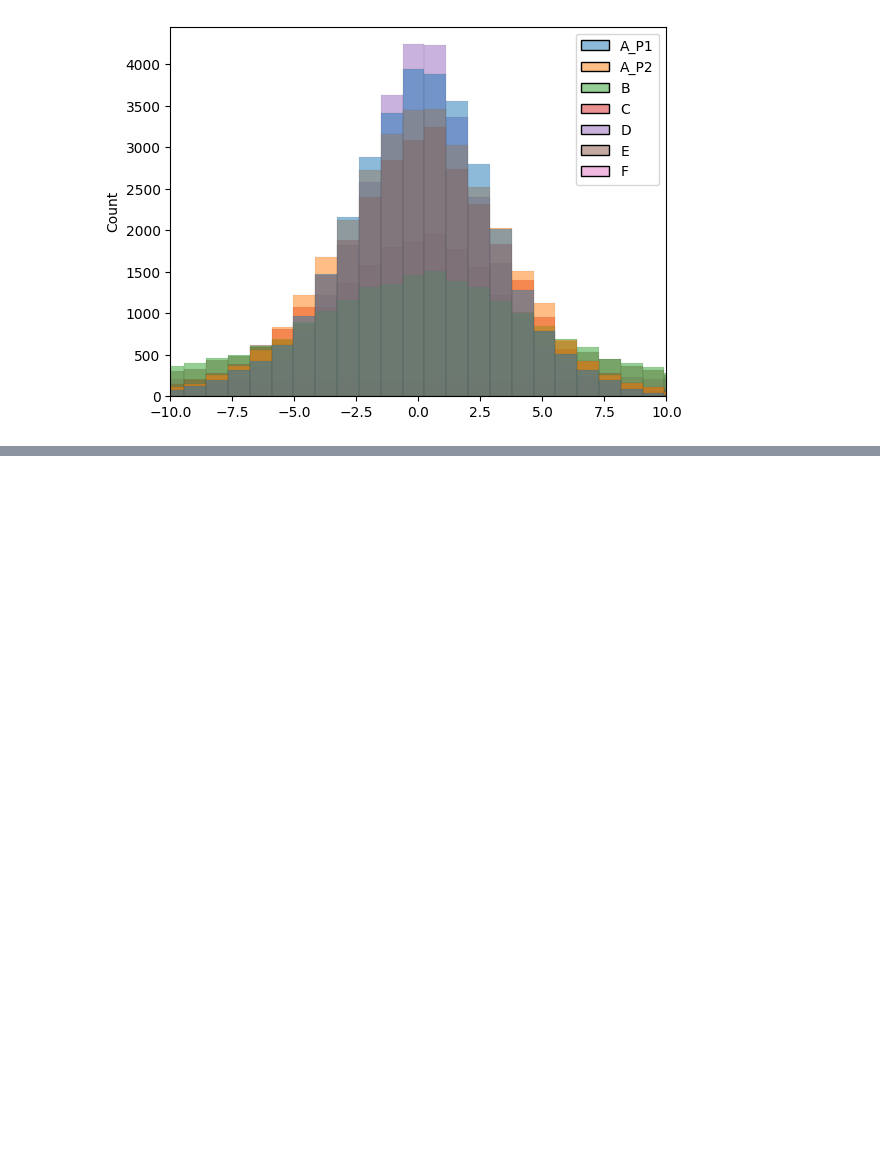
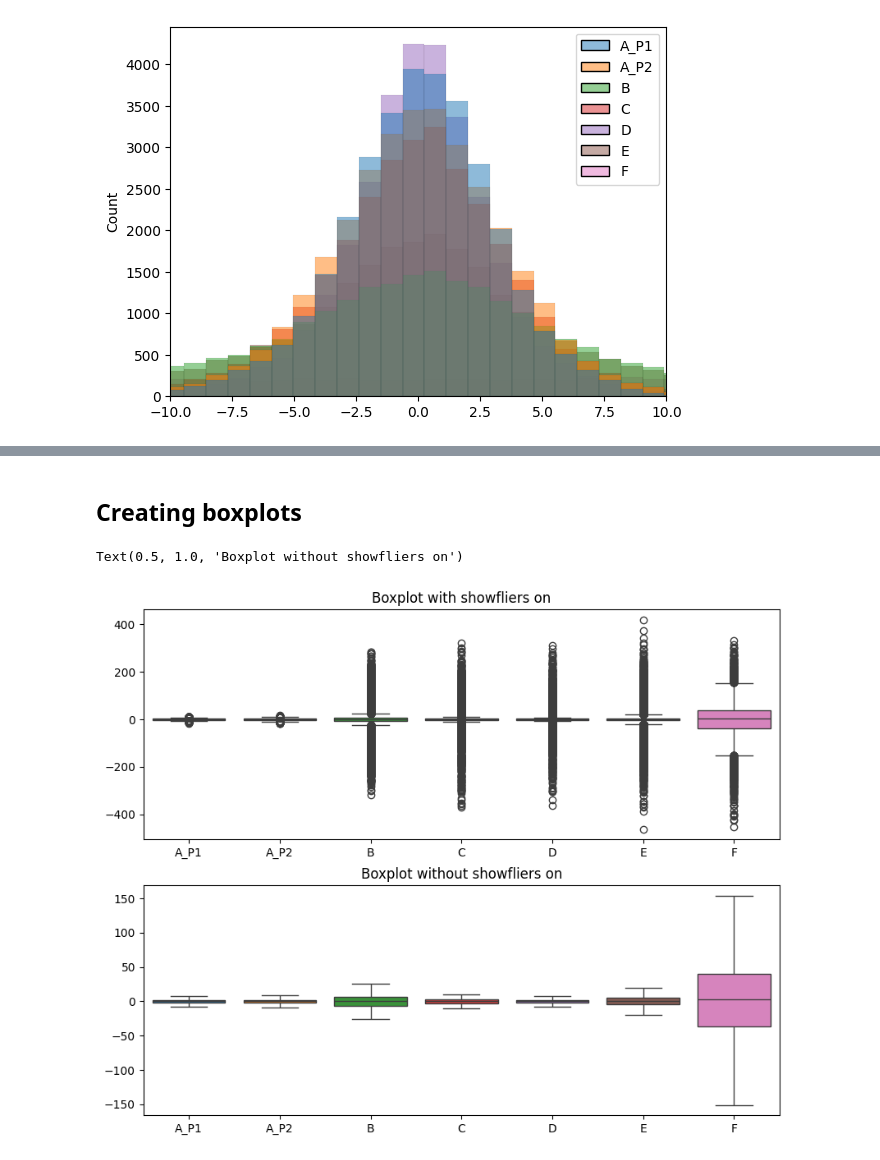
Before and after one commit to Mikaelow/Praca-inzynierska--probna, a Jupyter notebook: lozyska.ipynb, the cells around one changed output, grey strips where cells are left out. Cells and saved outputs as stored; diff of their text form; code cells hidden in the pictures; blank space fills up the shorter version.

Commit message:
added boxplots

```diff
--- a/lozyska.ipynb
+++ b/lozyska.ipynb
@@ -46,0 +51,14 @@ plt.xlim(-10, 10)
+# %% [markdown]
+ ## Creating boxplots
+# %%
+fig, axs = plt.subplots(2, 1, figsize=(10, 8))  # 2 wiersze, 1 kolumna
+#boxplot with showfliers on
+sns.boxplot(ax=axs[0], data=db[['A_P1', 'A_P2', 'B', 'C', 'D', 'E', 'F']])
+axs[0].set_title("Boxplot with showfliers on")
+
+#boxplot without showfliers
+sns.boxplot(ax=axs[1], data=db[['A_P1', 'A_P2', 'B', 'C', 'D', 'E', 'F']],showfliers=False)
+axs[1].set_title("Boxplot without showfliers on")
+# %% [output]
+Text(0.5, 1.0, 'Boxplot without showfliers on')
+[figure, added]
```
Also changed, not shown: parts of 5 cells of this notebook.
